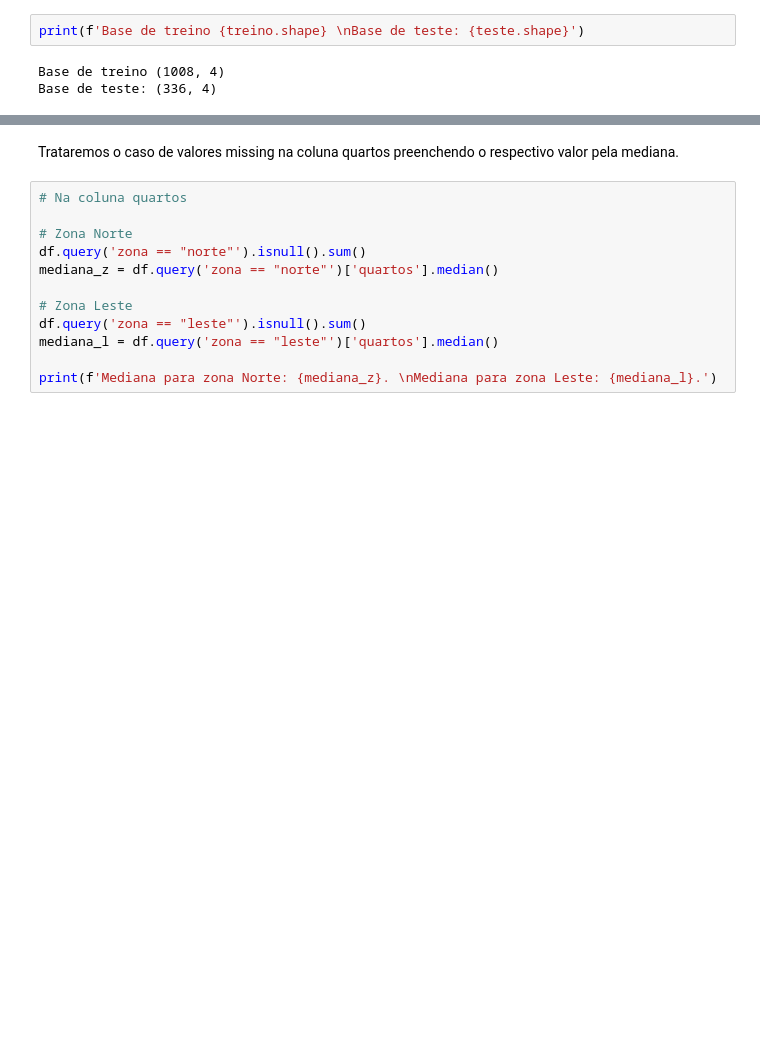
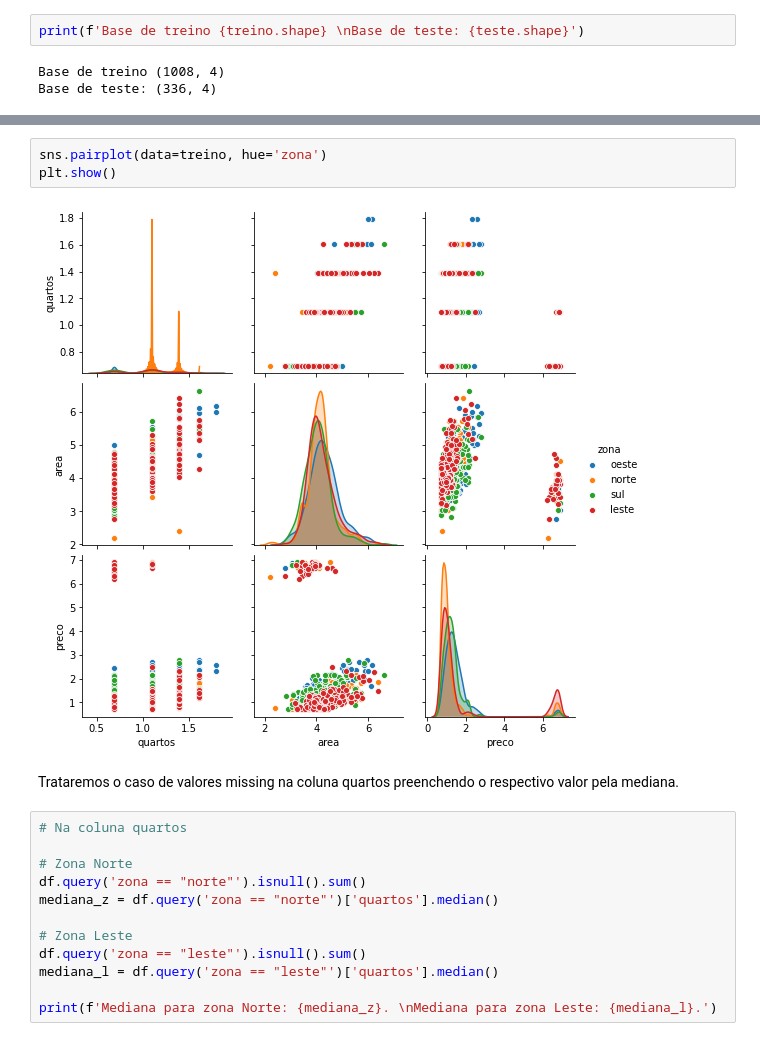
Before and after one commit to EduardoCampos1978/calculadora-de-aluguel, a Jupyter notebook: analise_exploratoria.ipynb, the cells around one changed output, grey strips where cells are left out. Cells and saved outputs as stored; diff of their text form; blank space fills up the shorter version.

```diff
--- a/analise_exploratoria.ipynb
+++ b/analise_exploratoria.ipynb
@@ -112,3 +150,8 @@ plt.show()
+# %%
+sns.pairplot(data=treino, hue='zona')
+plt.show()
+# %% [output]
+[figure, added]
 # %% [markdown]
 Trataremos o caso de valores missing na coluna quartos preenchendo o respectivo valor pela mediana.
 # %%
```
Also changed, not shown: parts of 13 cells of this notebook.
